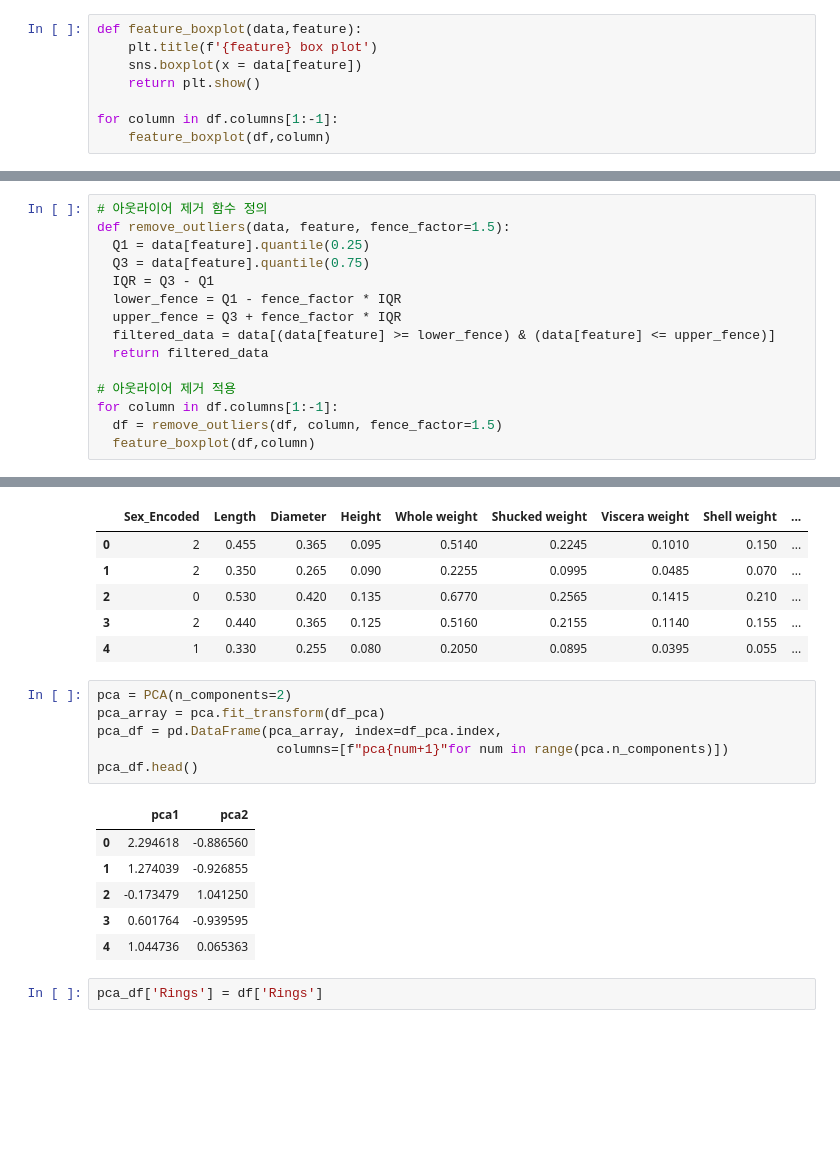
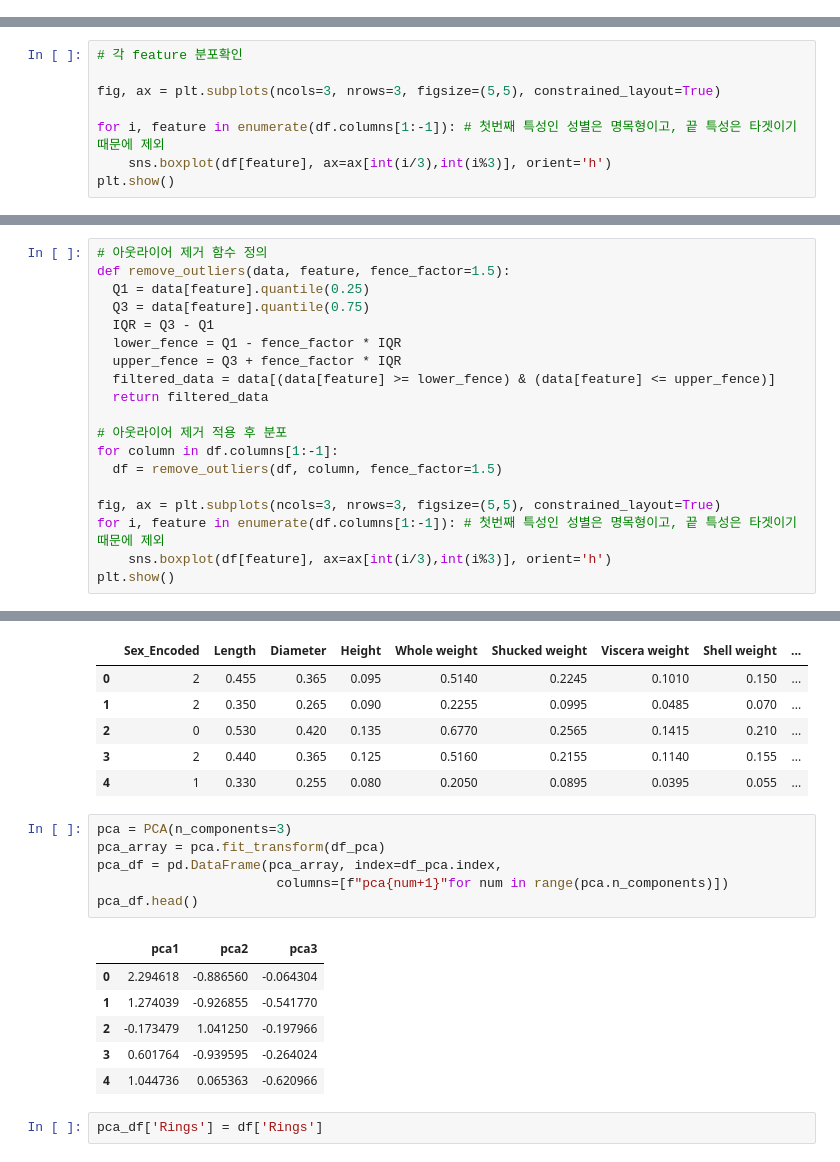
Before and after one commit to yumkim1016/TP1, a Jupyter notebook: Regression_data_sumup.ipynb, the cells around one changed output, grey strips where cells are left out. Drawn from its saved outputs; the diff is of its cells as text; blank space fills up the shorter version.

```diff
--- a/Regression_data_sumup.ipynb
+++ b/Regression_data_sumup.ipynb
@@ -282,11 +286,3 @@ df.describe()
 | max | 2.000000 | 0.815000 | 0.650000 | 1.130000 | 2.825500 | 1.488000 | 0.760000 | 1.005000 | ... |
 # %% [markdown]
 ### Outlier Checking
-# %%
-def feature_boxplot(data,feature):
-    plt.title(f'{feature} box plot')
-    sns.boxplot(x = data[feature])
-    return plt.show()
-
-for column in df.columns[1:-1]:
-    feature_boxplot(df,column)
@@ -300,0 +289,8 @@ for column in df.columns[1:-1]:
+# %%
+# 각 feature 분포확인
+
+fig, ax = plt.subplots(ncols=3, nrows=3, figsize=(5,5), constrained_layout=True)
+
+for i, feature in enumerate(df.columns[1:-1]): # 첫번째 특성인 성별은 명목형이고, 끝 특성은 타겟이기때문에 제외
+    sns.boxplot(df[feature], ax=ax[int(i/3),int(i%3)], orient='h')
+plt.show()
@@ -309,8 +307,12 @@ def remove_outliers(data, feature, fence_factor=1.5):
   filtered_data = data[(data[feature] >= lower_fence) & (data[feature] <= upper_fence)]
   return filtered_data
 
-# 아웃라이어 제거 적용
+# 아웃라이어 제거 적용 후 분포
 for column in df.columns[1:-1]:
   df = remove_outliers(df, column, fence_factor=1.5)
-  feature_boxplot(df,column)
+
+fig, ax = plt.subplots(ncols=3, nrows=3, figsize=(5,5), constrained_layout=True)
+for i, feature in enumerate(df.columns[1:-1]): # 첫번째 특성인 성별은 명목형이고, 끝 특성은 타겟이기때문에 제외
+    sns.boxplot(df[feature], ax=ax[int(i/3),int(i%3)], orient='h')
+plt.show()
 # %% [output]
@@ -562,18 +572,18 @@ df.head()
 | 3 | 2 | 0.440 | 0.365 | 0.125 | 0.5160 | 0.2155 | 0.1140 | 0.155 | ... |
 | 4 | 1 | 0.330 | 0.255 | 0.080 | 0.2050 | 0.0895 | 0.0395 | 0.055 | ... |
 # %%
-pca = PCA(n_components=2)
+pca = PCA(n_components=3)
 pca_array = pca.fit_transform(df_pca)
 pca_df = pd.DataFrame(pca_array, index=df_pca.index,
                        columns=[f"pca{num+1}"for num in range(pca.n_components)])
 pca_df.head()
 # %% [output]
-|  | pca1 | pca2 |
-| 0 | 2.294618 | -0.886560 |
-| 1 | 1.274039 | -0.926855 |
-| 2 | -0.173479 | 1.041250 |
-| 3 | 0.601764 | -0.939595 |
-| 4 | 1.044736 | 0.065363 |
+|  | pca1 | pca2 | pca3 |
+| 0 | 2.294618 | -0.886560 | -0.064304 |
+| 1 | 1.274039 | -0.926855 | -0.541770 |
+| 2 | -0.173479 | 1.041250 | -0.197966 |
+| 3 | 0.601764 | -0.939595 | -0.264024 |
+| 4 | 1.044736 | 0.065363 | -0.620966 |
 # %%
 pca_df['Rings'] = df['Rings']
 # %%
```
Also changed, not shown: parts of 44 cells of this notebook.
